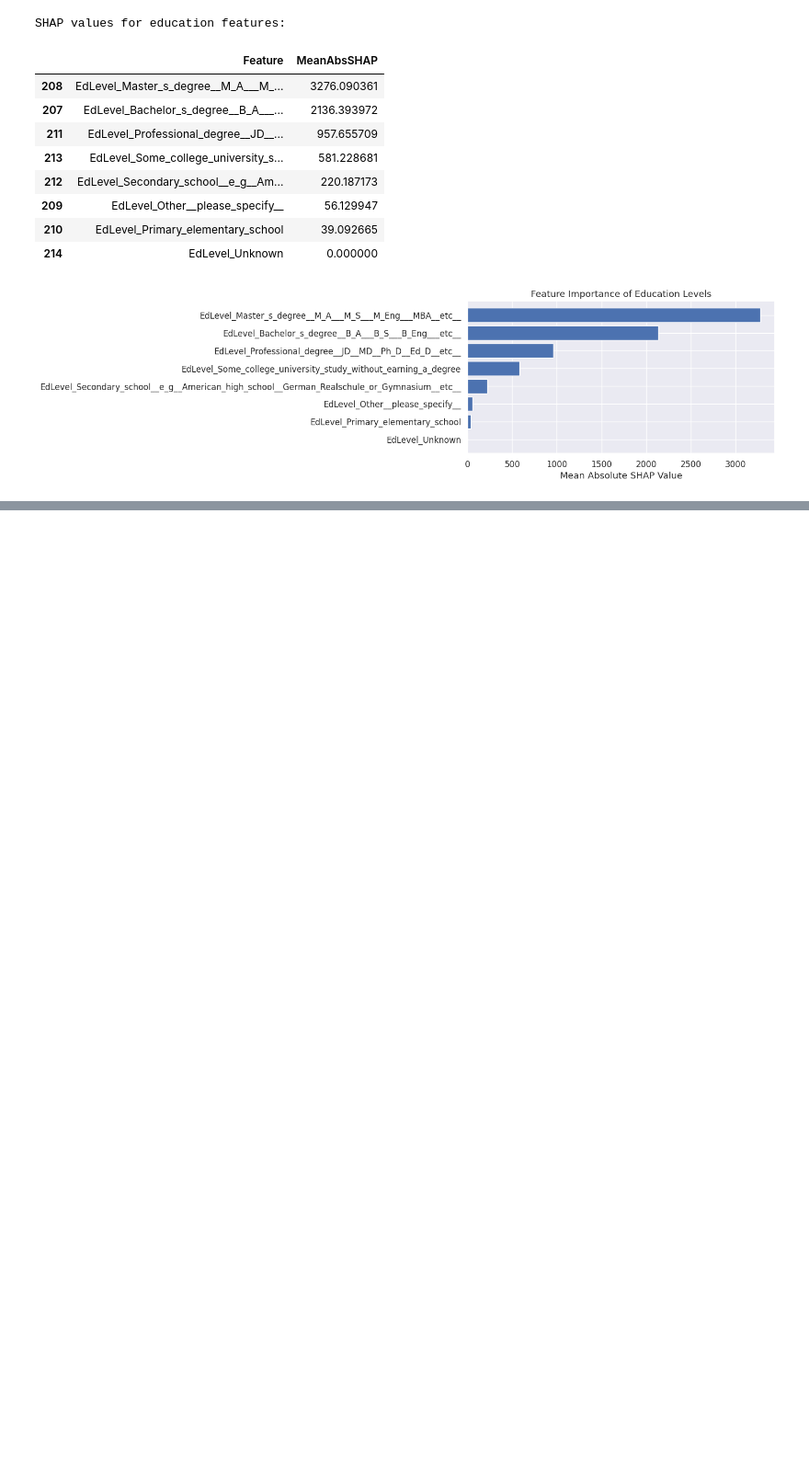
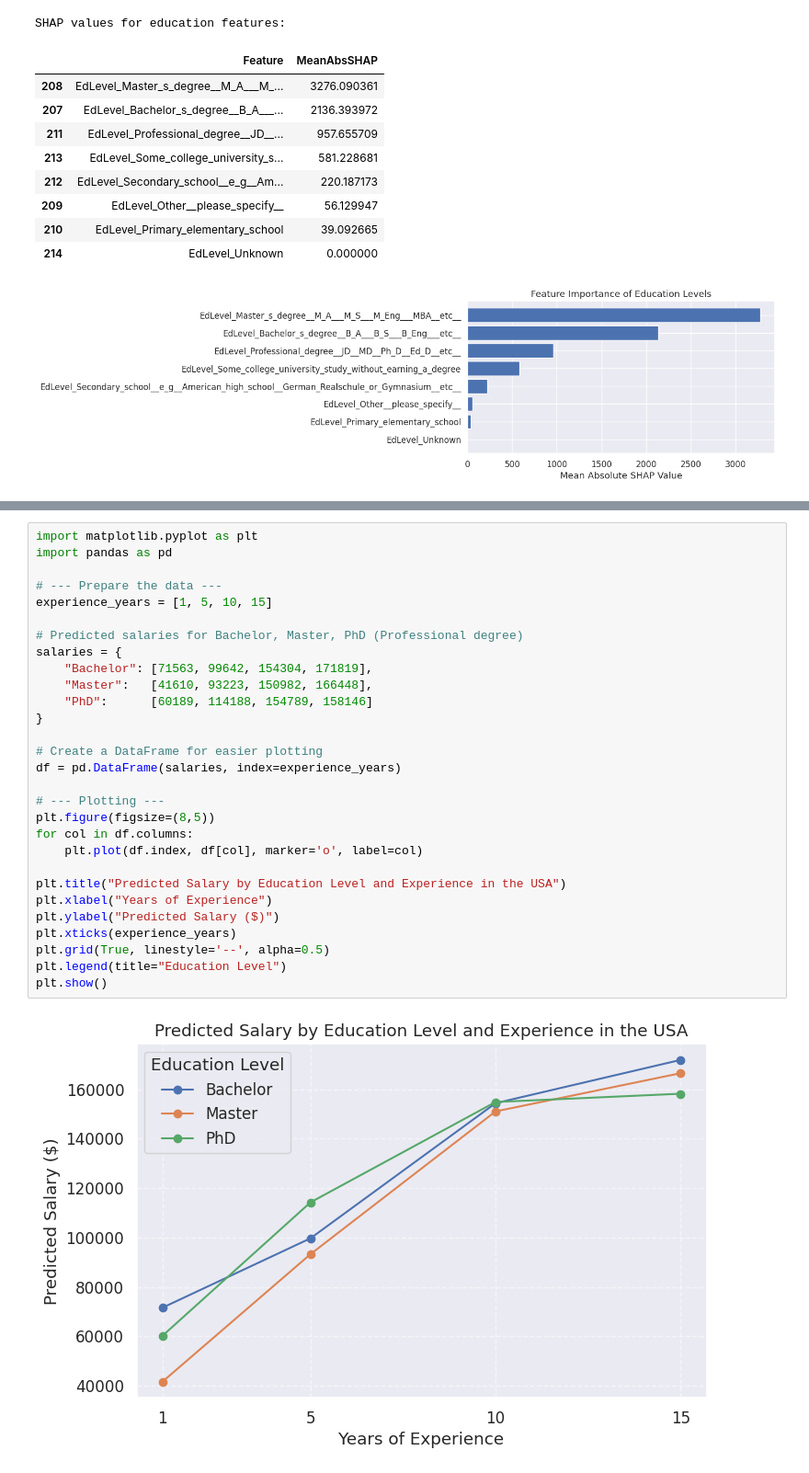
Before and after one commit to yukomath/Project_1, a Jupyter notebook: project.ipynb, the cells around one changed output, grey strips where cells are left out. Shown at 92% size. Saved outputs shown, nothing was run; the diff lists cells and outputs as text; blank space fills up the shorter version.

```diff
--- a/project.ipynb
+++ b/project.ipynb
@@ -1209,0 +1564,31 @@ Predicted Salary by Education Level and Country:
+# %%
+import matplotlib.pyplot as plt
+import pandas as pd
+
+# --- Prepare the data ---
+experience_years = [1, 5, 10, 15]
+
+# Predicted salaries for Bachelor, Master, PhD (Professional degree)
+salaries = {
+    "Bachelor": [71563, 99642, 154304, 171819],
+    "Master":   [41610, 93223, 150982, 166448],
+    "PhD":      [60189, 114188, 154789, 158146]
+}
+
+# Create a DataFrame for easier plotting
+df = pd.DataFrame(salaries, index=experience_years)
+
+# --- Plotting ---
+plt.figure(figsize=(8,5))
+for col in df.columns:
+    plt.plot(df.index, df[col], marker='o', label=col)
+
+plt.title("Predicted Salary by Education Level and Experience in the USA")
+plt.xlabel("Years of Experience")
+plt.ylabel("Predicted Salary ($)")
+plt.xticks(experience_years)
+plt.grid(True, linestyle='--', alpha=0.5)
+plt.legend(title="Education Level")
+plt.show()
+# %% [output]
+[figure, added]
```
Also changed, not shown: parts of 34 cells of this notebook.
